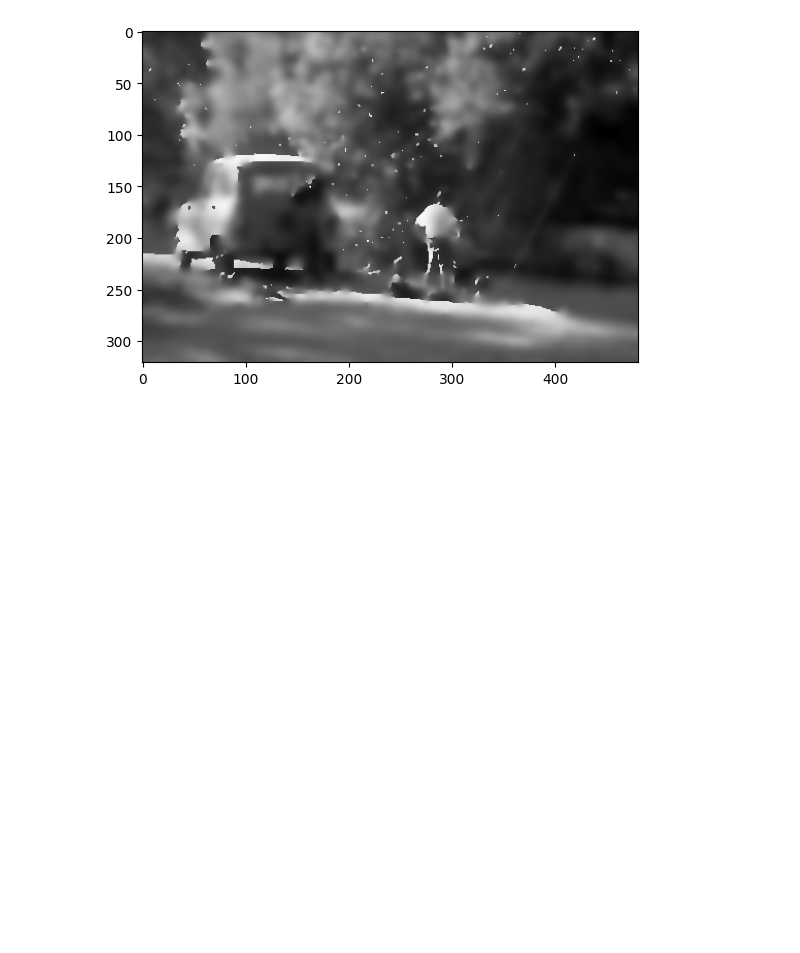
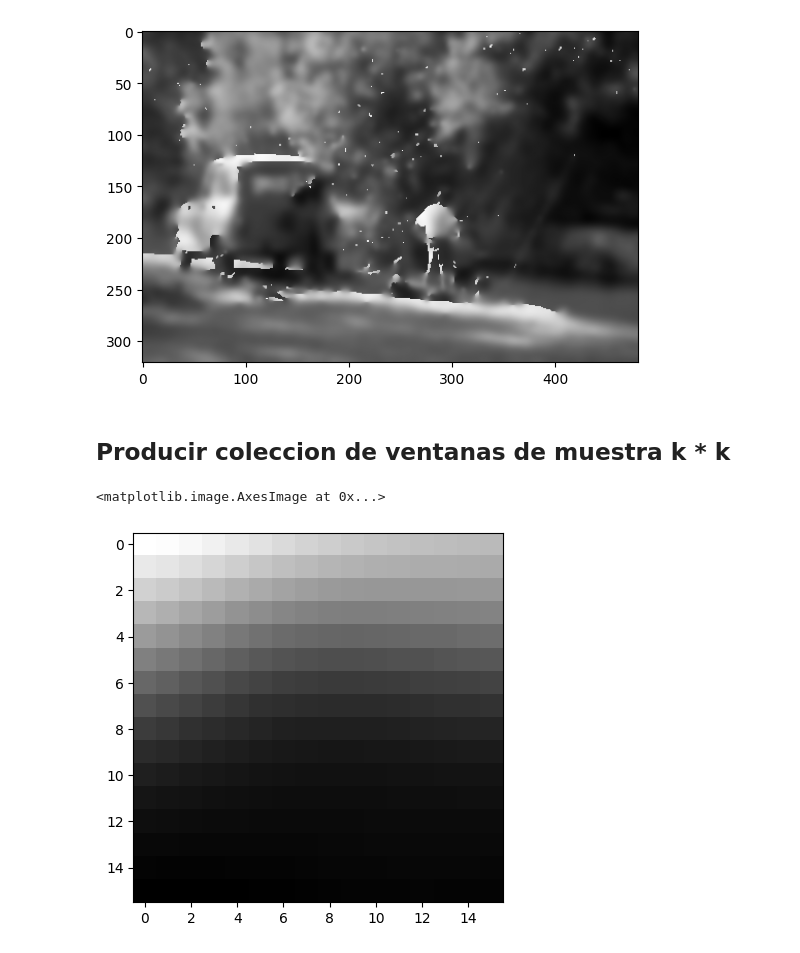
Before and after one commit to JusSolo/lab-4-vision, a Jupyter notebook: lab4.ipynb, the cells around one changed output. Drawn from its saved outputs; the diff is of its cells as text; code cells hidden in the pictures; blank space fills up the shorter version.

Commit message:
feat: generar la base de datos a trabajar

```diff
--- a/lab4.ipynb
+++ b/lab4.ipynb
@@ -77,3 +91,78 @@ plt.imshow(filtered_images[0], cmap='gray')
 # %% [output]
 <matplotlib.image.AxesImage at 0x...>
 [figure]
+# %% [markdown]
+## Producir coleccion de ventanas de muestra k * k
+# %%
+def extraer_ventanas_aleatorias(original_image, filtered_image, k=16, num_samples=5):
+
+    h, w = original_image.shape[0], original_image.shape[1]
+    x = []
+    y = []
+    coordenadas = set() # para evitar coordenadas repetidas
+    # Asegurarse de que el número de muestras no exceda el número posible de ventanas
+    max_samples = (h - k + 1) * (w - k + 1)
+    if num_samples > max_samples:
+        raise ValueError(f"num_samples ({num_samples}) exceeds the maximum possible windows ({max_samples}).")
+    # Extraer ventanas aleatorias
+    if num_samples < 1:
+        raise ValueError("num_samples must be at least 1.")
+    if k <= 0:
+        raise ValueError("k must be a positive integer.")
+    if h < k or w < k:
+        raise ValueError("Image dimensions must be larger than k.")
+    if not isinstance(original_image, np.ndarray) or not isinstance(filtered_image, np.ndarray):
+        raise ValueError("original_image and filtered_image must be numpy arrays.")
+    if original_image.shape != filtered_image.shape:
+        raise ValueError("original_image and filtered_image must have the same dimensions.")
+    if len(original_image.shape) != 2 or len(filtered_image.shape) != 2:
+        raise ValueError("original_image and filtered_image must be 2D arrays (grayscale images).")
+    if num_samples < 1 or k <= 0 or h < k or w < k:
+        raise ValueError("Invalid parameters: num_samples must be at least 1, k must be a positive integer, and image dimensions must be larger than k.")
+    i, j = 0, 0
+    for _ in range(num_samples):
+        # Asegurarse de que las coordenadas no se repitan
+        while True:
+            i = random.randint(0, h - k)
+            j = random.randint(0, w - k)
+            if (i, j) not in coordenadas:
+                coordenadas.add((i, j))
+                break
+        # Extraer ventanas
+        xi = original_image[i:i+k, j:j+k]
+        yi = filtered_image[i:i+k, j:j+k]
+
+        x.append(xi)
+        y.append(yi)
+
+    return np.array(x), np.array(y)
+
+def crear_base_de_datos_de_ventanas(original_images, filtered_images, k=16, num_samples=5):
+    """
+    Crear una base de datos de ventanas aleatorias a partir de imágenes originales y filtradas.
+
+    Parameters:
+    - original_images: Lista de imágenes originales (numpy arrays).
+    - filtered_images: Lista de imágenes filtradas (numpy arrays).
+    - k: Tamaño de la ventana.
+    - num_samples: Número de muestras por imagen.
+
+    Returns:
+    - x: Ventanas extraídas de las imágenes originales.
+    - y: Ventanas extraídas de las imágenes filtradas.
+    """
+    x = []
+    y = []
+
+    for original_image, filtered_image in zip(original_images, filtered_images):
+        xi, yi = extraer_ventanas_aleatorias(original_image, filtered_image, k=k, num_samples=num_samples)
+        x.append(xi)
+        y.append(yi)
+
+    return np.concatenate(x), np.concatenate(y)
+x, y = crear_base_de_datos_de_ventanas(images, filtered_images, k=16, num_samples=2500) # Son 200 ventanas por imagen 2500 * 200 = 500000 = 5*10^5
+plt.imshow(x[0], cmap='gray')
+plt.imshow(y[0], cmap='gray')
+# %% [output]
+<matplotlib.image.AxesImage at 0x...>
+[figure, added]
```
Also changed, not shown: parts of 1 cell of this notebook.
